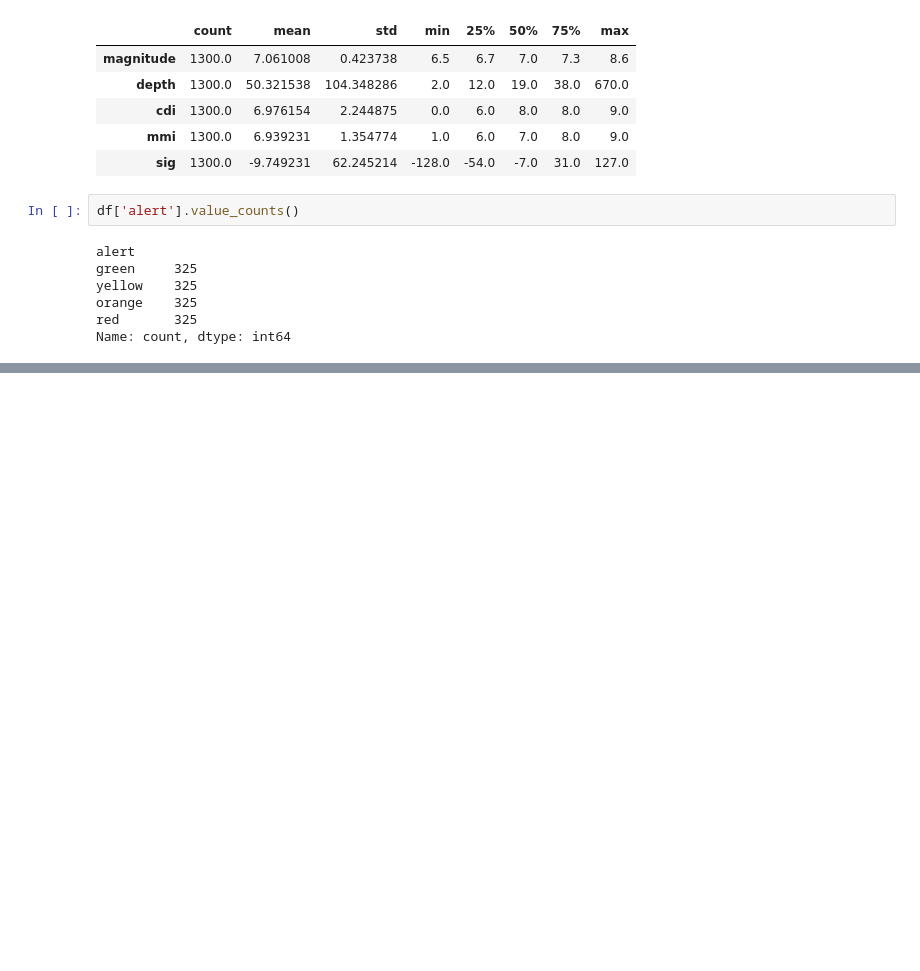
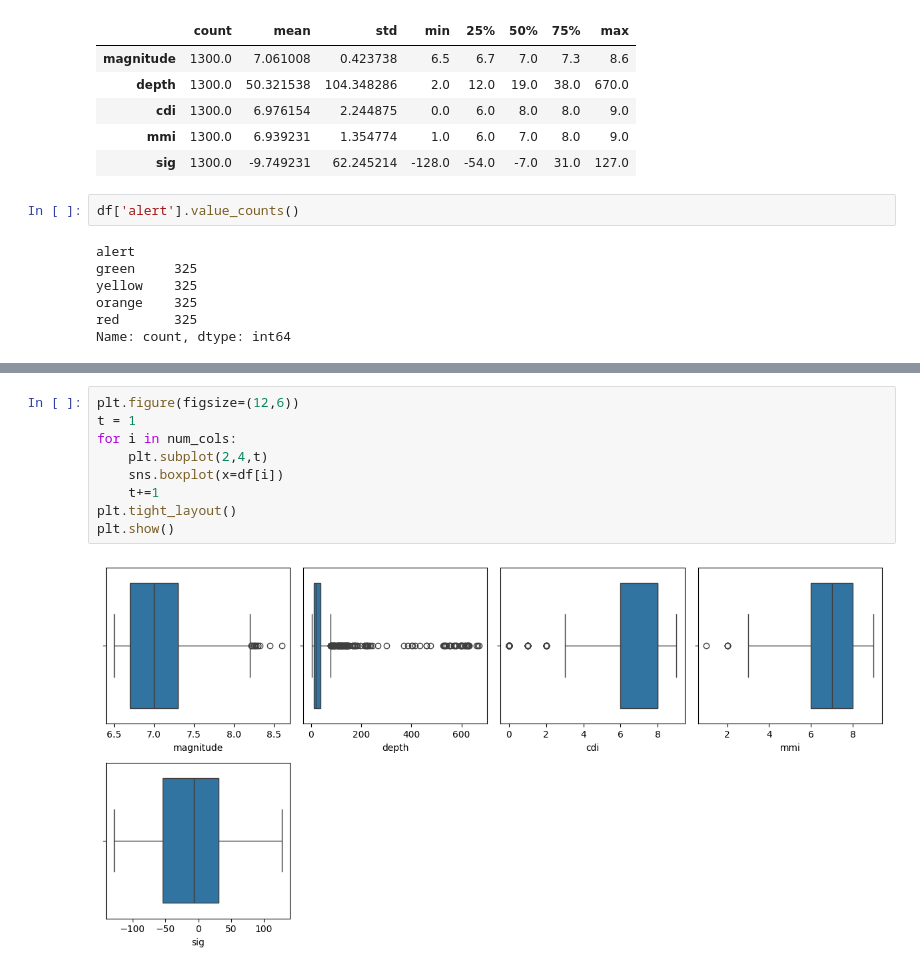
Before and after one commit to yashika3013/Earthquake-alert-prediction-dataset, a Jupyter notebook: experiment/file.ipynb, the cells around one changed output, grey strips where cells are left out. Cells and saved outputs as stored; diff of their text form; blank space fills up the shorter version.

```diff
--- a/experiment/file.ipynb
+++ b/experiment/file.ipynb
@@ -37,0 +135,11 @@ Name: count, dtype: int64
+# %%
+plt.figure(figsize=(12,6))
+t = 1
+for i in num_cols:
+    plt.subplot(2,4,t)
+    sns.boxplot(x=df[i])
+    t+=1
+plt.tight_layout()
+plt.show()
+# %% [output]
+[figure, added]
```
Also changed, not shown: parts of 24 cells of this notebook.
